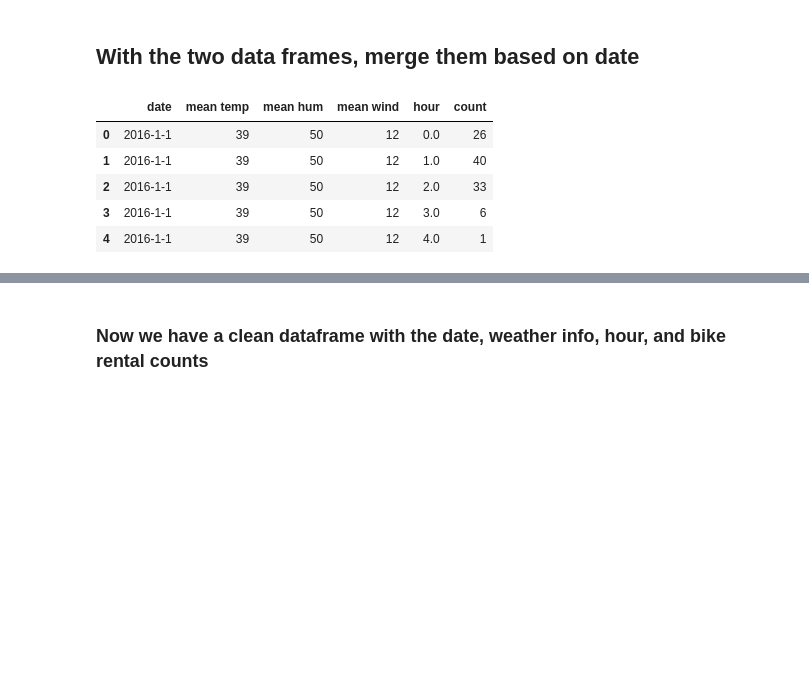
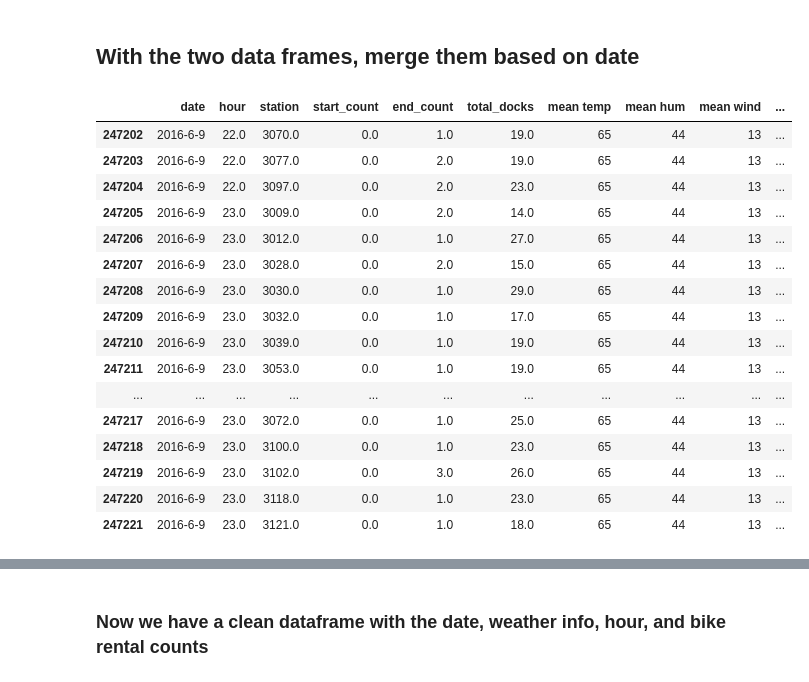
Before and after one commit to hyunhw/Practice-and-notes, a Jupyter notebook: Machine-learning/Decision Trees/Predicting Bike Rental.ipynb, the cells around one changed output, grey strips where cells are left out. Cells and saved outputs as stored; diff of their text form; code cells hidden in the pictures; blank space fills up the shorter version.

```diff
--- a/Machine-learning/Decision Trees/Predicting Bike Rental.ipynb
+++ b/Machine-learning/Decision Trees/Predicting Bike Rental.ipynb
@@ -7,7 +7,14 @@ import matplotlib.pyplot as plt
 %matplotlib inline
 # %%
 rentals1 = pd.read_csv('Indego_Trips_2015Q4.csv')
+#print(rentals1.head(5))
 rentals2 = pd.read_csv('Indego_Trips_2016Q1.csv')
+#print(rentals2.head(5))
 rentals3 = pd.read_csv('Indego_Trips_2016Q2.csv')
+#print(rentals3.head(5))
 
+rentals1['start_time'] = rentals1['start_time'].str.replace(r'\d+\s', '2015 ')
+rentals1['end_time'] = rentals1['end_time'].str.replace(r'\d+\s', '2015 ')
+print(rentals1.head(5))
 rentals = rentals1.append(rentals2).append(rentals3)
+rentals.tail(5)
@@ -71,0 +156,12 @@ rentals_total.head(5)
+# %%
+from urllib.request import Request, urlopen
+import json
+req = Request('https://www.rideindego.com/stations/json/', headers={'User-Agent': 'Mozilla/5.0'})
+data = urlopen(req).read().decode('utf-8')
+feed = json.loads(data)
+nstations = len(feed['features'])
+td = [feed['features'][i]['properties']['totalDocks'] for i in range(0,nstations)]
+station_id = [feed['features'][i]['properties']['kioskId'] for i in range(0,nstations)]
+print(td, station_id)
+station_info=pd.DataFrame({'station': station_id, 'total_docks':td})
+station_info.head(5)
@@ -71,0 +176,3 @@ rentals_total.head(5)
+# %%
+final_stat=pd.merge(start_hour_stat,station_info, how='left',on='station')
+final_stat.tail(20)
@@ -94,22 +219,30 @@ Index(['EDT', 'Max TemperatureF', 'Mean TemperatureF', 'Min TemperatureF',
 # %% [markdown]
 ## With the two data frames, merge them based on date
 # %%
-# Make a new data frame containing the bike rental date, hour, and station id
-rentals_day = rentals_total[['date','start_hour','count']]
-# rename appropriately. need one common column name to merge
-rentals_day.columns = ['date','hour','count']
-
 # do the same for the weather
-weather_day = weather[['EDT','Mean TemperatureF',' Mean Humidity',' Mean Wind SpeedMPH']]
-weather_day.columns = ['date','mean temp','mean hum','mean wind']
+weather_day = weather[['EDT','Mean TemperatureF',' Mean Humidity',' Mean Wind SpeedMPH','MeanDew PointF',\
+                       ' Mean Sea Level PressureIn',' Mean VisibilityMiles']]
+weather_day.columns = ['date','mean temp','mean hum','mean wind','mean dew','mean pressure',\
+                      'mean visib']
 
 # merge based on date
-weather_rental = pd.merge(weather_day, rentals_day, on='date')
-weather_rental.head(5)
+weather_rental = pd.merge(final_stat, weather_day, how='left', on='date')
+weather_rental.tail(20)
 # %% [output]
-|  | date | mean temp | mean hum | mean wind | hour | count |
-| 0 | 2016-1-1 | 39 | 50 | 12 | 0.0 | 26 |
-| 1 | 2016-1-1 | 39 | 50 | 12 | 1.0 | 40 |
-| 2 | 2016-1-1 | 39 | 50 | 12 | 2.0 | 33 |
-| 3 | 2016-1-1 | 39 | 50 | 12 | 3.0 | 6 |
-| 4 | 2016-1-1 | 39 | 50 | 12 | 4.0 | 1 |
+|  | date | hour | station | start_count | end_count | total_docks | mean temp | mean hum | mean wind | ... |
+| 247202 | 2016-6-9 | 22.0 | 3070.0 | 0.0 | 1.0 | 19.0 | 65 | 44 | 13 | ... |
+| 247203 | 2016-6-9 | 22.0 | 3077.0 | 0.0 | 2.0 | 19.0 | 65 | 44 | 13 | ... |
+| 247204 | 2016-6-9 | 22.0 | 3097.0 | 0.0 | 2.0 | 23.0 | 65 | 44 | 13 | ... |
+| 247205 | 2016-6-9 | 23.0 | 3009.0 | 0.0 | 2.0 | 14.0 | 65 | 44 | 13 | ... |
+| 247206 | 2016-6-9 | 23.0 | 3012.0 | 0.0 | 1.0 | 27.0 | 65 | 44 | 13 | ... |
+| 247207 | 2016-6-9 | 23.0 | 3028.0 | 0.0 | 2.0 | 15.0 | 65 | 44 | 13 | ... |
+| 247208 | 2016-6-9 | 23.0 | 3030.0 | 0.0 | 1.0 | 29.0 | 65 | 44 | 13 | ... |
+| 247209 | 2016-6-9 | 23.0 | 3032.0 | 0.0 | 1.0 | 17.0 | 65 | 44 | 13 | ... |
+| 247210 | 2016-6-9 | 23.0 | 3039.0 | 0.0 | 1.0 | 19.0 | 65 | 44 | 13 | ... |
+| 247211 | 2016-6-9 | 23.0 | 3053.0 | 0.0 | 1.0 | 19.0 | 65 | 44 | 13 | ... |
+| ... | ... | ... | ... | ... | ... | ... | ... | ... | ... | ... |
+| 247217 | 2016-6-9 | 23.0 | 3072.0 | 0.0 | 1.0 | 25.0 | 65 | 44 | 13 | ... |
+| 247218 | 2016-6-9 | 23.0 | 3100.0 | 0.0 | 1.0 | 23.0 | 65 | 44 | 13 | ... |
+| 247219 | 2016-6-9 | 23.0 | 3102.0 | 0.0 | 3.0 | 26.0 | 65 | 44 | 13 | ... |
+| 247220 | 2016-6-9 | 23.0 | 3118.0 | 0.0 | 1.0 | 23.0 | 65 | 44 | 13 | ... |
+| 247221 | 2016-6-9 | 23.0 | 3121.0 | 0.0 | 1.0 | 18.0 | 65 | 44 | 13 | ... |
```
Also changed, not shown: parts of 15 cells of this notebook, 1 other file.
